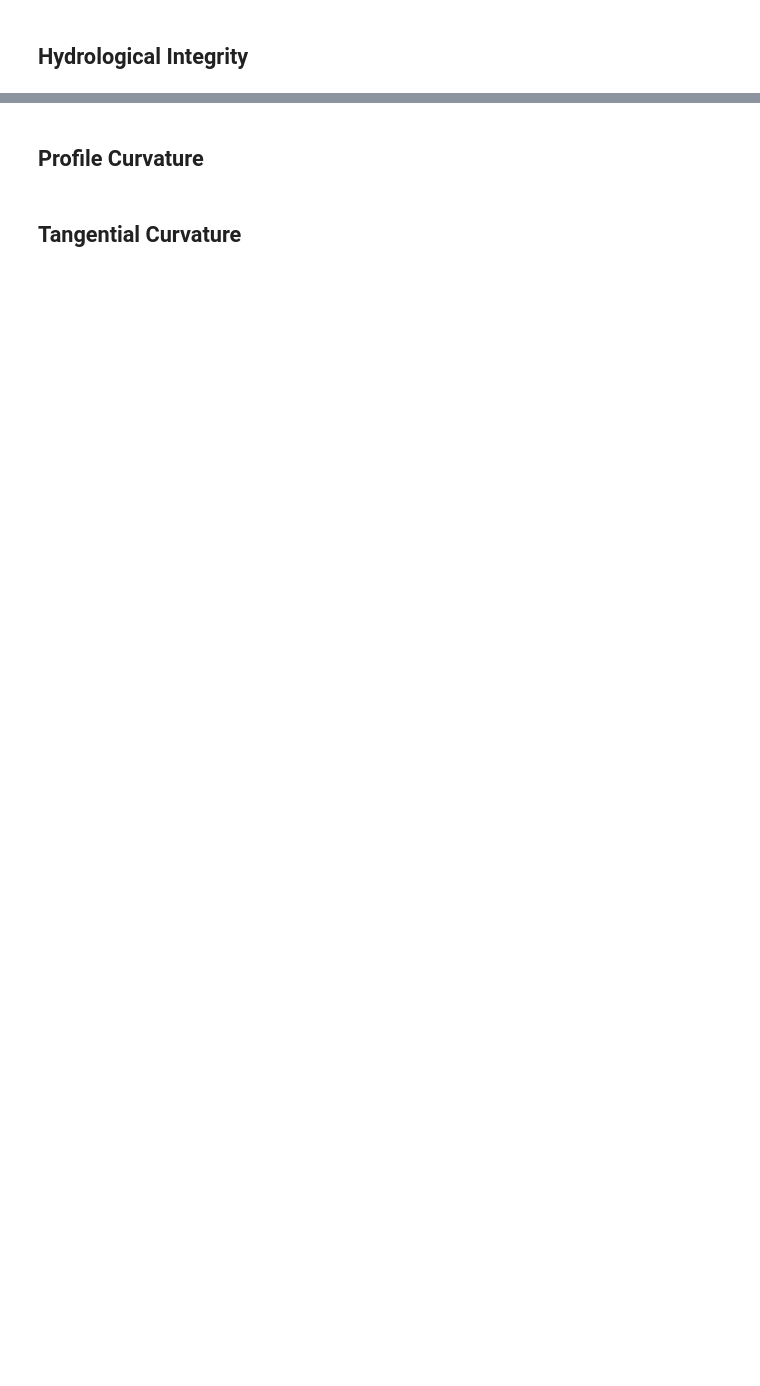
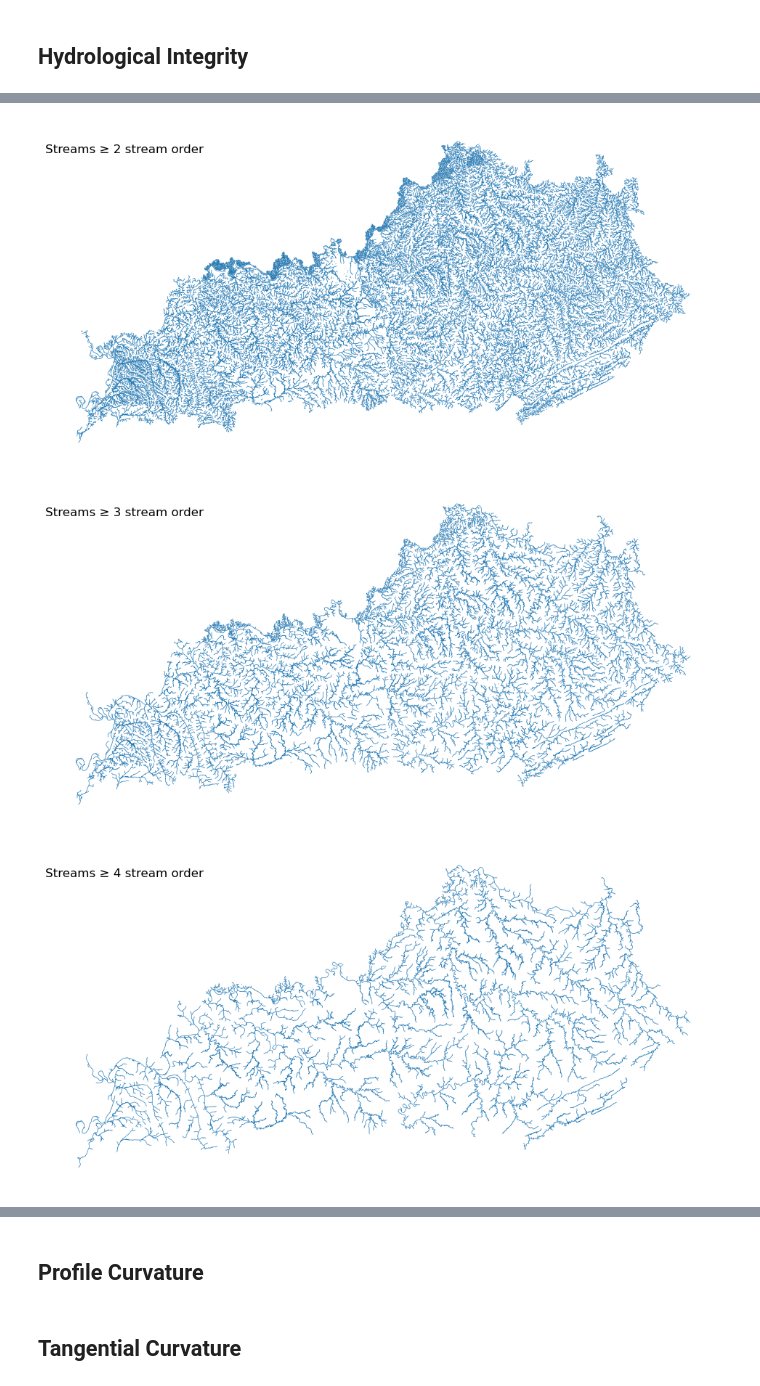
Before and after one commit to masseygeo/watersheds, a Jupyter notebook: TerrainFeatures/TerrainFeatures.ipynb, the cells around one changed output, grey strips where cells are left out. Saved outputs shown, nothing was run; the diff lists cells and outputs as text; code cells hidden in the pictures; blank space fills up the shorter version.

```diff
--- a/TerrainFeatures/TerrainFeatures.ipynb
+++ b/TerrainFeatures/TerrainFeatures.ipynb
@@ -66,0 +171,17 @@ wbt.feature_preserving_smoothing(dem=input_dem, output=output_fps, filter=5, nor
+# %%
+minimum_stream_order = 3
+
+for minimum_stream_order in range(2,5):
+
+    fig, ax = plt.subplots(figsize=(12,7))
+
+    flowline_features[flowline_features['streamorde'] >= minimum_stream_order].plot(linewidth=0.5, ax=ax)
+
+    ax.set_axis_off()
+    ax.set_title(f"Streams \u2265 {minimum_stream_order} stream order", y=0.9, loc='left')
+
+    plt.show()
+# %% [output]
+[figure, added]
+[figure, added]
+[figure, added]
```
Also changed, not shown: parts of 30 cells of this notebook, 13 other files.
